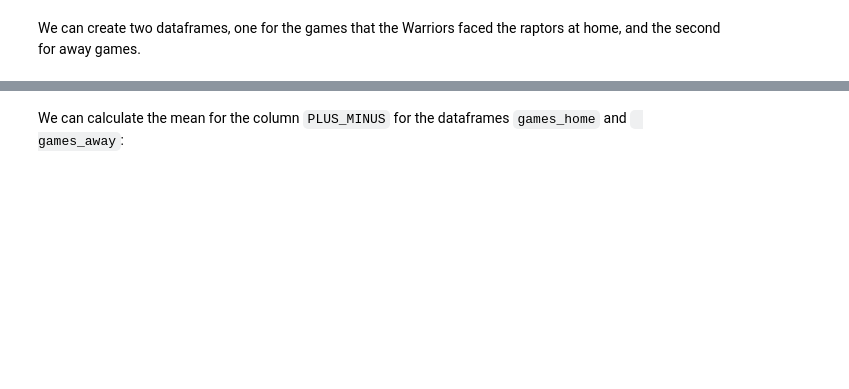
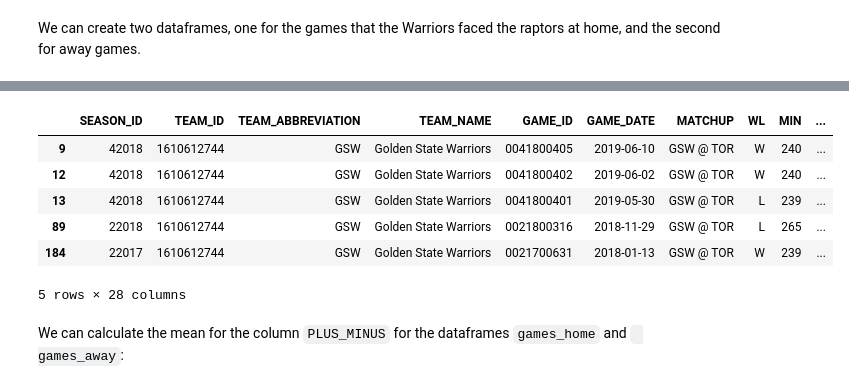
Before and after one commit to honhanbao/Python-Tutorials, a Jupyter notebook: APIs and Webscraping/Simple APIs/PY0101EN-5.1_Intro_API.ipynb, the cells around one changed output, grey strips where cells are left out. Saved outputs shown, nothing was run; the diff lists cells and outputs as text; code cells hidden in the pictures; blank space fills up the shorter version.

```diff
--- a/APIs and Webscraping/Simple APIs/PY0101EN-5.1_Intro_API.ipynb
+++ b/APIs and Webscraping/Simple APIs/PY0101EN-5.1_Intro_API.ipynb
@@ -192,3 +266,13 @@ games_away=games[games['MATCHUP']=='GSW @ TOR']
+# %%
+games_away.head()
+# %% [output]
+|  | SEASON_ID | TEAM_ID | TEAM_ABBREVIATION | TEAM_NAME | GAME_ID | GAME_DATE | MATCHUP | WL | MIN | ... |
+| 9 | 42018 | 1610612744 | GSW | Golden State Warriors | 0041800405 | 2019-06-10 | GSW @ TOR | W | 240 | ... |
+| 12 | 42018 | 1610612744 | GSW | Golden State Warriors | 0041800402 | 2019-06-02 | GSW @ TOR | W | 240 | ... |
+| 13 | 42018 | 1610612744 | GSW | Golden State Warriors | 0041800401 | 2019-05-30 | GSW @ TOR | L | 239 | ... |
+| 89 | 22018 | 1610612744 | GSW | Golden State Warriors | 0021800316 | 2018-11-29 | GSW @ TOR | L | 265 | ... |
+| 184 | 22017 | 1610612744 | GSW | Golden State Warriors | 0021700631 | 2018-01-13 | GSW @ TOR | W | 239 | ... |
+5 rows × 28 columns
 # %% [markdown]
 We can calculate the mean for the column <code>PLUS_MINUS</code> for the dataframes <code>games_home</code> and <code> games_away</code>:
 # %%
```
Also changed, not shown: parts of 17 cells of this notebook, 7 other files.
